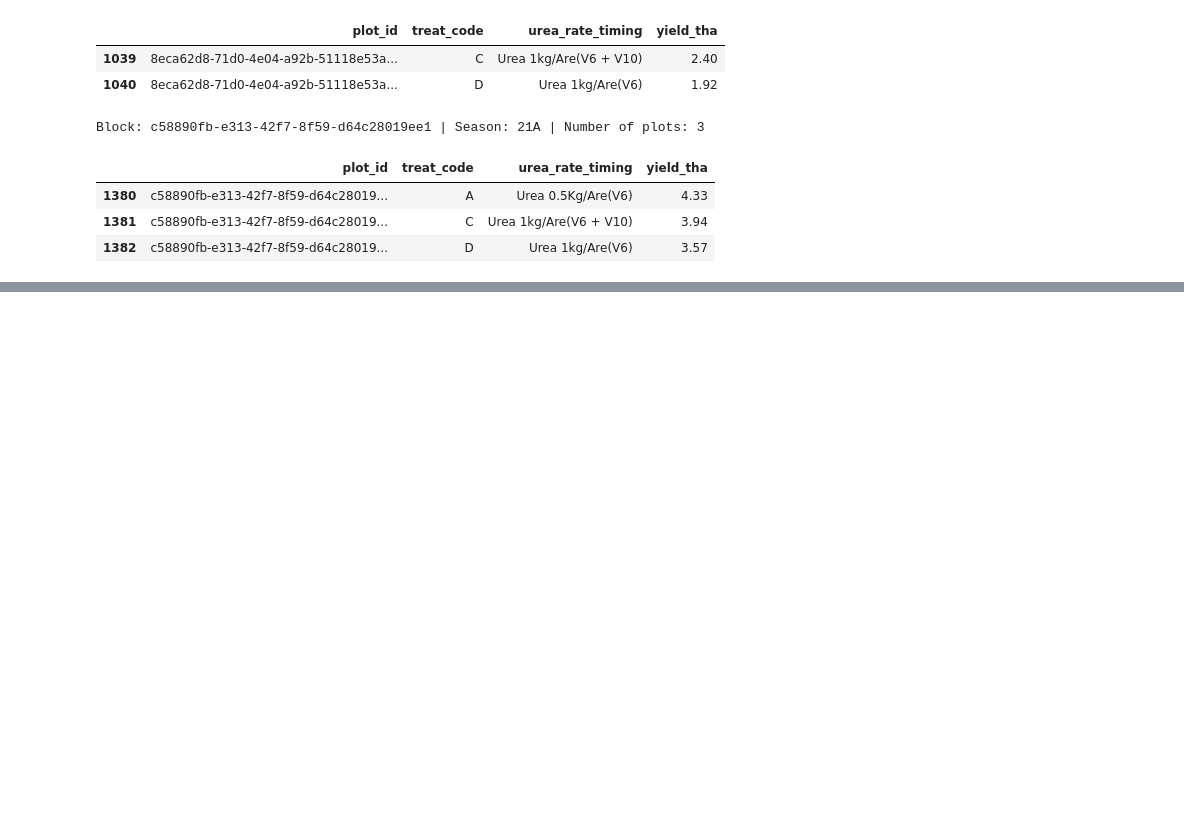
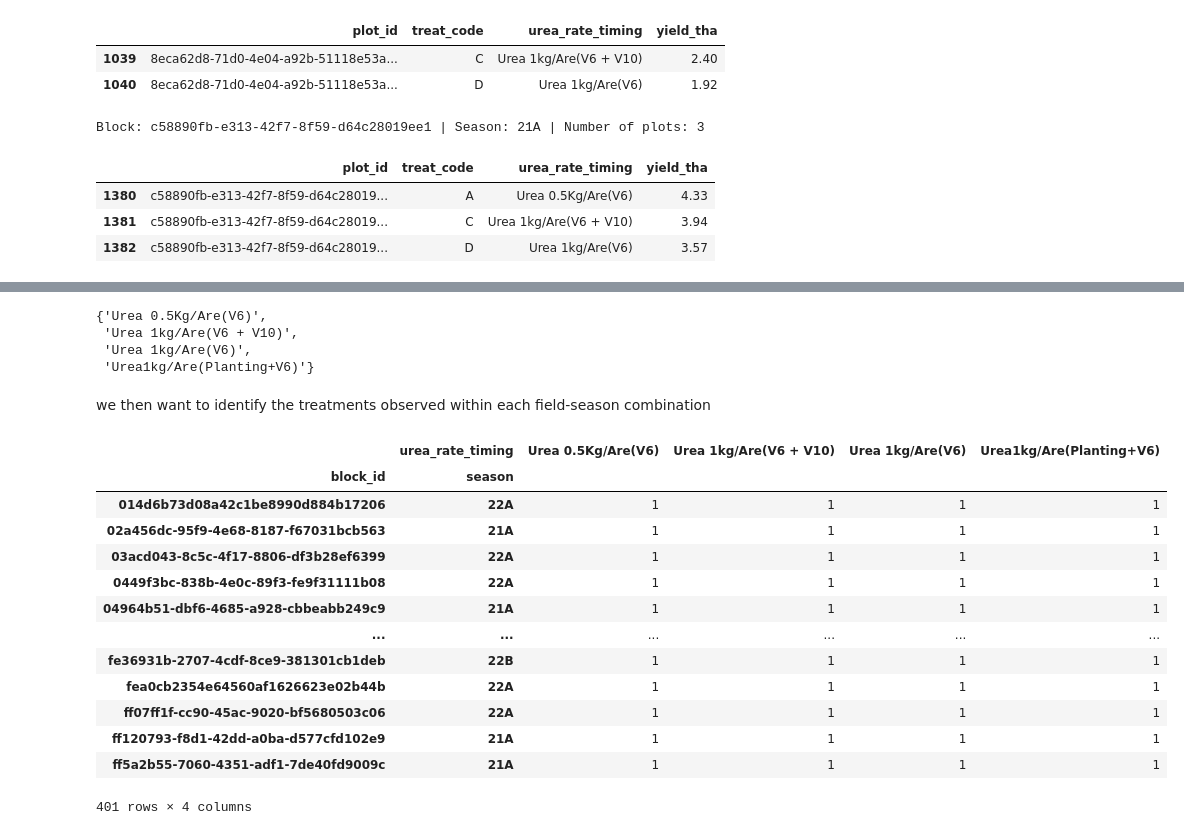
Before and after one commit to Vin-Okumu/maize-yield-optimization-rwanda, a Jupyter notebook: 02_Notebooks/01_data_audit.ipynb, the cells around one changed output, grey strips where cells are left out. Cells and saved outputs as stored; diff of their text form; code cells hidden in the pictures; blank space fills up the shorter version.

```diff
--- a/02_Notebooks/01_data_audit.ipynb
+++ b/02_Notebooks/01_data_audit.ipynb
@@ -1514,0 +1522,40 @@ Block: c58890fb-e313-42f7-8f59-d64c28019ee1 | Season: 21A | Number of plots: 3
+# %%
+expected_treatments = set(
+    plot_df["urea_rate_timing"].dropna().unique()
+)
+
+expected_treatments
+# %% [output]
+{'Urea 0.5Kg/Are(V6)',
+ 'Urea 1kg/Are(V6 + V10)',
+ 'Urea 1kg/Are(V6)',
+ 'Urea1kg/Are(Planting+V6)'}
+# %% [markdown]
+we then want to identify the treatments observed within each field-season combination
+# %%
+treatment_matrix = (
+    plot_df.pivot_table(
+        index = ["block_id","season"],
+        columns = "urea_rate_timing",
+        values = "plot_id",
+        aggfunc = "count",
+        fill_value = 0
+    )
+)
+
+treatment_matrix
+# %% [output]
+|  | urea_rate_timing | Urea 0.5Kg/Are(V6) | Urea 1kg/Are(V6 + V10) | Urea 1kg/Are(V6) | Urea1kg/Are(Planting+V6) |
+| block_id | season |  |  |  |  |
+| 014d6b73d08a42c1be8990d884b17206 | 22A | 1 | 1 | 1 | 1 |
+| 02a456dc-95f9-4e68-8187-f67031bcb563 | 21A | 1 | 1 | 1 | 1 |
+| 03acd043-8c5c-4f17-8806-df3b28ef6399 | 22A | 1 | 1 | 1 | 1 |
+| 0449f3bc-838b-4e0c-89f3-fe9f31111b08 | 22A | 1 | 1 | 1 | 1 |
+| 04964b51-dbf6-4685-a928-cbbeabb249c9 | 21A | 1 | 1 | 1 | 1 |
+| ... | ... | ... | ... | ... | ... |
+| fe36931b-2707-4cdf-8ce9-381301cb1deb | 22B | 1 | 1 | 1 | 1 |
+| fea0cb2354e64560af1626623e02b44b | 22A | 1 | 1 | 1 | 1 |
+| ff07ff1f-cc90-45ac-9020-bf5680503c06 | 22A | 1 | 1 | 1 | 1 |
+| ff120793-f8d1-42dd-a0ba-d577cfd102e9 | 21A | 1 | 1 | 1 | 1 |
+| ff5a2b55-7060-4351-adf1-7de40fd9009c | 21A | 1 | 1 | 1 | 1 |
+401 rows × 4 columns
```
Also changed, not shown: parts of 26 cells of this notebook.
